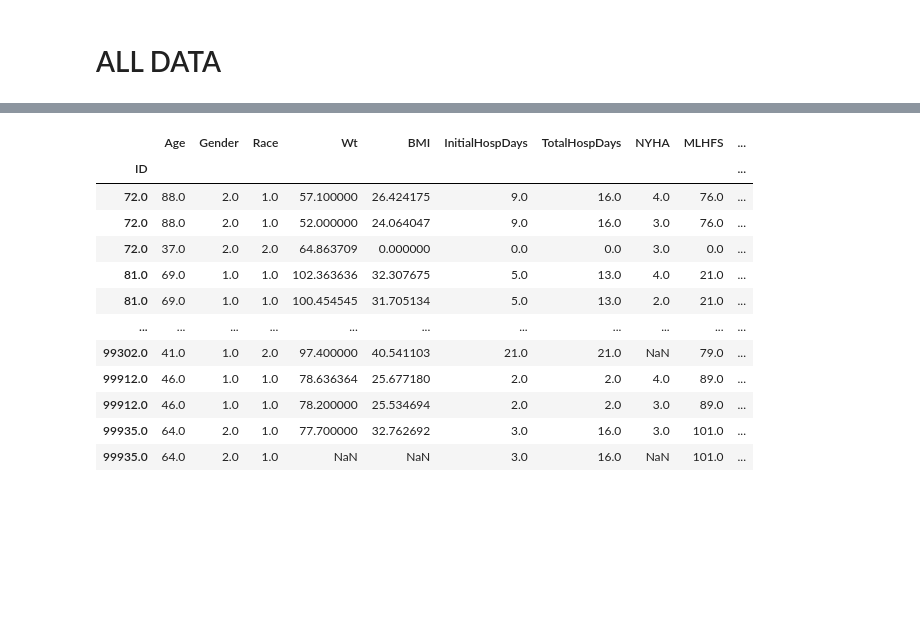
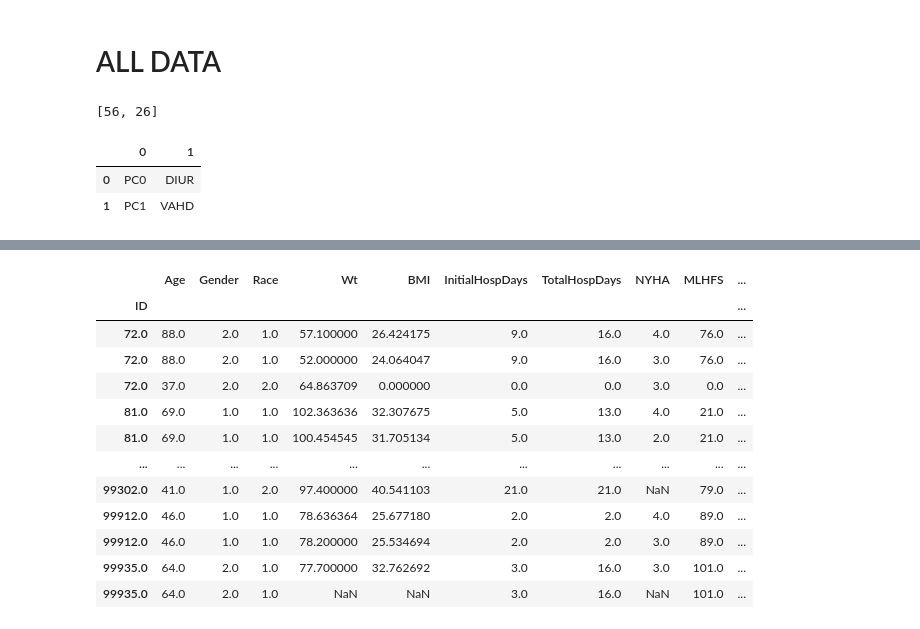
Before and after one commit to jozieLamp/CARNA, a Jupyter notebook: Group Cluster Create Score Labels.ipynb, the cells around one changed output, grey strips where cells are left out. Drawn from its saved outputs; the diff is of its cells as text; code cells hidden in the pictures; blank space fills up the shorter version.

Commit message:
Fixing clustering and training datasets

```diff
--- a/Group Cluster Create Score Labels.ipynb
+++ b/Group Cluster Create Score Labels.ipynb
@@ -580,3 +601,12 @@ else:
+# %%
+allDataDF, descSummary = runClustering(clusterModel=clusterModel, data=data, origData=allDataOrig, labels=allDataLabels,
+                                    modelName=allDataModelName, columns=['MAP', 'BPDIAS'], pca=pcaFlag)
+allDataDF
+# %% [output]
+[56, 26]
+|  | 0 | 1 |
+| 0 | PC0 | DIUR |
+| 1 | PC1 | VAHD |
 # %%
 allDataDF, descSummary = runClustering(clusterModel=clusterModel, data=data, origData=allDataOrig, labels=allDataLabels,
                                     modelName=allDataModelName, columns=['MAP', 'BPDIAS'], pca=pcaFlag)
```
Also changed, not shown: parts of 7 cells of this notebook, 10 other files.
